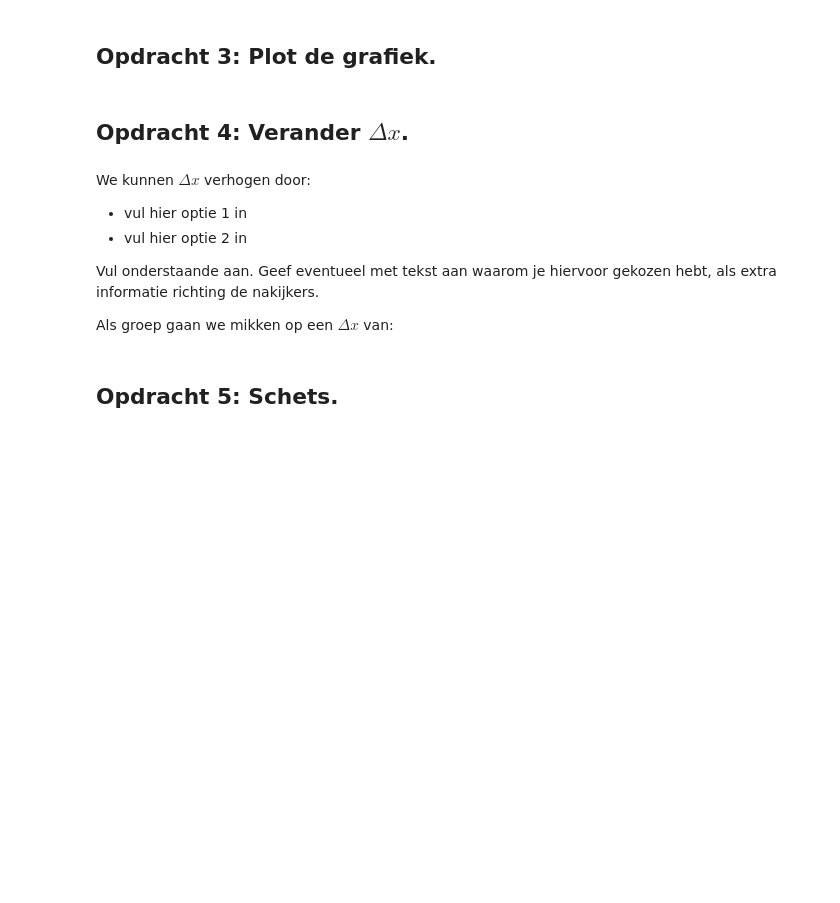
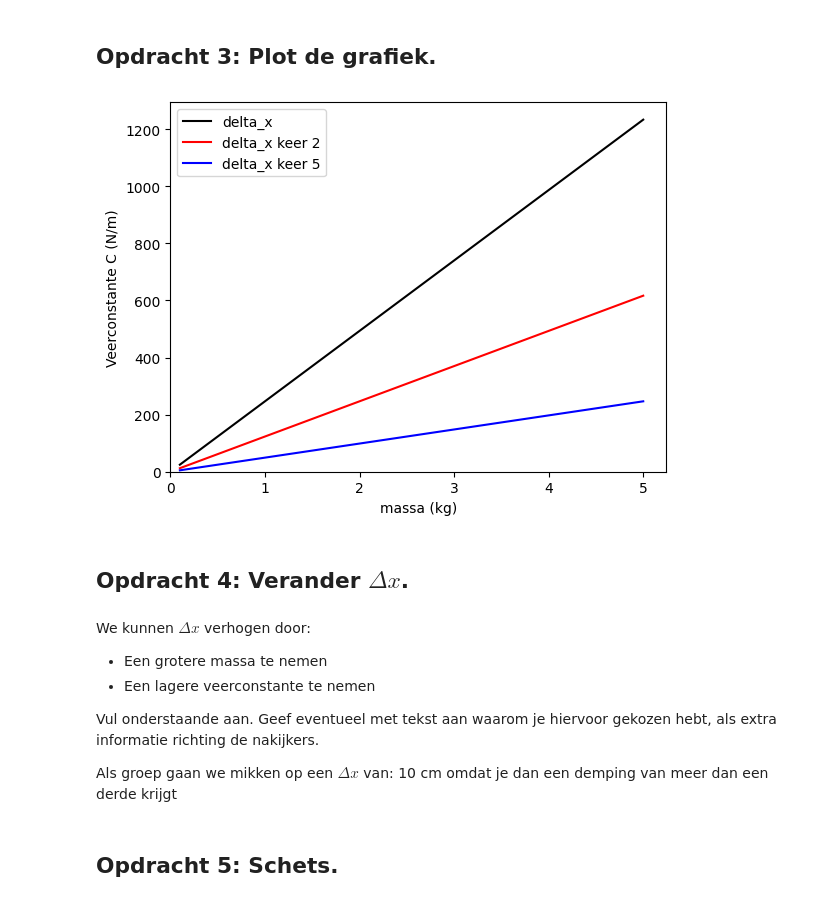
Before and after one commit to meesvanzeeland-ops/opdrachten-DEF-D, a Jupyter notebook: FysiekeOntwerpopdrachten/5MaakEenOpstellingTrillingsvrij/Ontwerpopdracht5MaakEenOpstellingTrillingsvrijInvulTemplate.ipynb, the cells around one changed output. Drawn from its saved outputs; the diff is of its cells as text; code cells hidden in the pictures; blank space fills up the shorter version.

```diff
--- a/FysiekeOntwerpopdrachten/5MaakEenOpstellingTrillingsvrij/Ontwerpopdracht5MaakEenOpstellingTrillingsvrijInvulTemplate.ipynb
+++ b/FysiekeOntwerpopdrachten/5MaakEenOpstellingTrillingsvrij/Ontwerpopdracht5MaakEenOpstellingTrillingsvrijInvulTemplate.ipynb
@@ -72,18 +82,36 @@ plt.show()
 ## Opdracht 3: Plot de grafiek.
 # %%
 # Voeg hier je plot in. Lees goed de opdracht wat er in de grafiek moet staan!
+def c(m, g, delta_x):
+    return (m*g)/delta_x
+massa = np.linspace(0.1, 5, 50)
+delta_x2 = 2* delta_x
+delta_x5 = 5* delta_x
+
+plt.plot(massa, c(massa, g, delta_x), "k-", label = "delta_x")
+plt.plot(massa, c(massa, g, delta_x2), "r-", label = "delta_x keer 2")
+plt.plot(massa, c(massa, g, delta_x5), "b-", label = "delta_x keer 5")
+plt.xlabel("massa (kg)")
+plt.ylabel("Veerconstante C (N/m)")
+plt.xlim(0,)
+plt.ylim(0,)
+plt.legend()
+plt.show()
+
 # Het is ook handig om je grafiek op te slaan, doe dat door met plt.savefig().
+# %% [output]
+[figure, added]
 # %% [markdown]
 ## Opdracht 4: Verander $\Delta x$.
 # %% [markdown]
 We kunnen $\Delta x$ verhogen door:
 
-- vul hier optie 1 in
-- vul hier optie 2 in
+- Een grotere massa te nemen
+- Een lagere veerconstante te nemen
 
 Vul onderstaande aan. Geef eventueel met tekst aan waarom je hiervoor gekozen hebt, als extra informatie richting de nakijkers.
 
-Als groep gaan we mikken op een $\Delta x$ van:
+Als groep gaan we mikken op een $\Delta x$ van: 10 cm omdat je dan een demping van meer dan een derde krijgt
 # %% [markdown]
 ## Opdracht 5: Schets.
 # %% [markdown]
```
Also changed, not shown: parts of 18 cells of this notebook, 2 other files.
